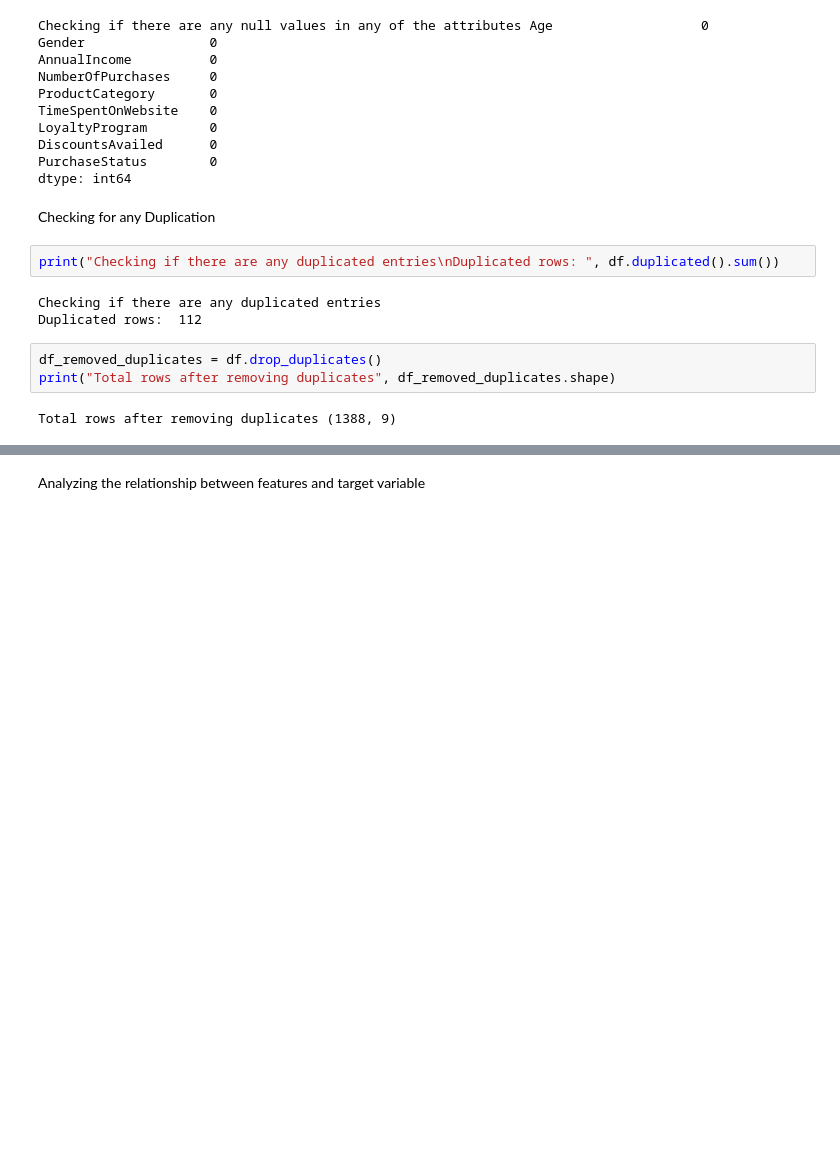
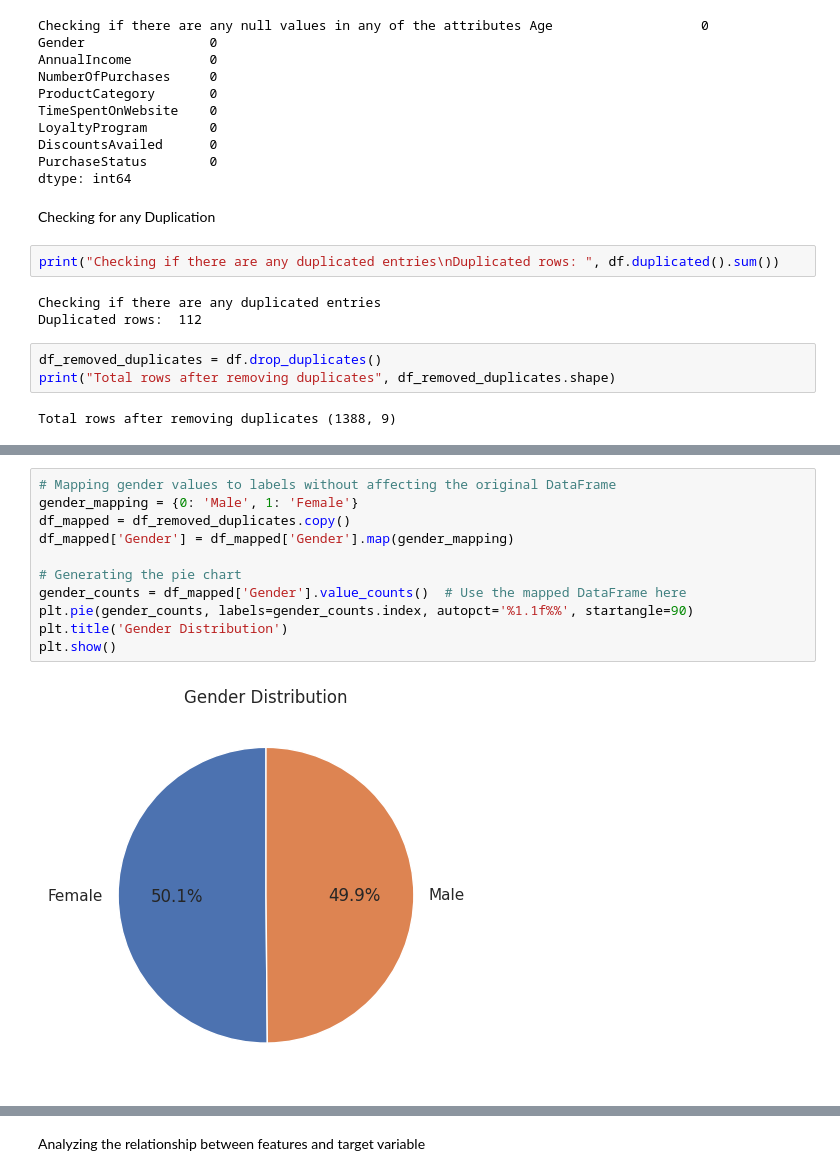
Before and after one commit to negilbabu/Customer-Purchase-Prediction-ML-, a Jupyter notebook: Customer_Purchase_Prediction(ML).ipynb, the cells around one changed output, grey strips where cells are left out. Cells and saved outputs as stored; diff of their text form; blank space fills up the shorter version.

```diff
--- a/Customer_Purchase_Prediction(ML).ipynb
+++ b/Customer_Purchase_Prediction(ML).ipynb
@@ -241,0 +217,13 @@ plt.clf()
+# %%
+# Mapping gender values to labels without affecting the original DataFrame
+gender_mapping = {0: 'Male', 1: 'Female'}
+df_mapped = df_removed_duplicates.copy()
+df_mapped['Gender'] = df_mapped['Gender'].map(gender_mapping)
+
+# Generating the pie chart
+gender_counts = df_mapped['Gender'].value_counts()  # Use the mapped DataFrame here
+plt.pie(gender_counts, labels=gender_counts.index, autopct='%1.1f%%', startangle=90)
+plt.title('Gender Distribution')
+plt.show()
+# %% [output]
+[figure, added]
```
Also changed, not shown: parts of 37 cells of this notebook.
